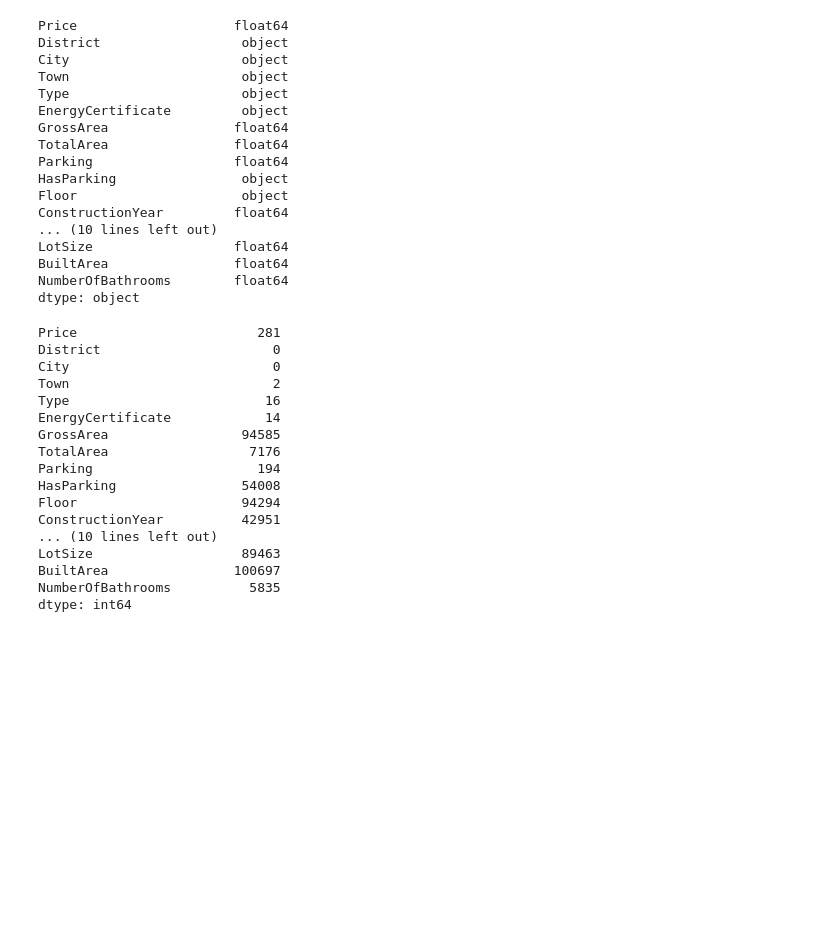
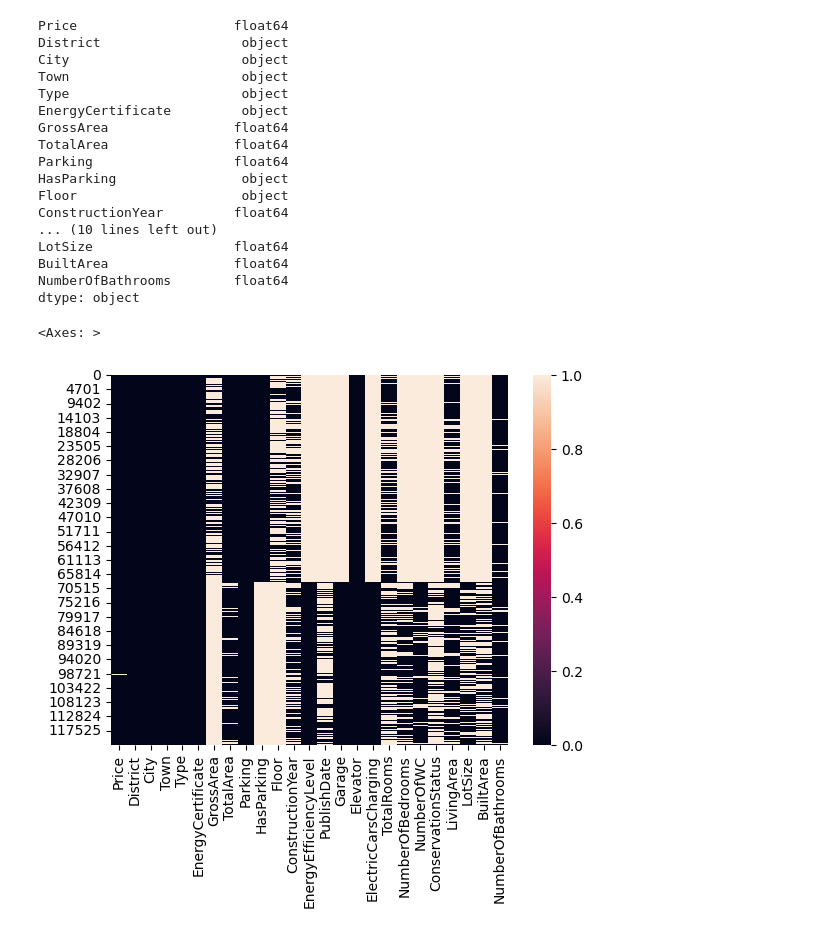
Before and after one commit to wesdpre/TAACProject2, a Jupyter notebook: pre-modelling.ipynb, the cells around one changed output. Saved outputs shown, nothing was run; the diff lists cells and outputs as text; code cells hidden in the pictures; blank space fills up the shorter version.

```diff
--- a/pre-modelling.ipynb
+++ b/pre-modelling.ipynb
@@ -63,24 +62,9 @@ LotSize                  float64
 BuiltArea                float64
 NumberOfBathrooms        float64
 dtype: object
-# %%
-# missing values per feature
-df.isna().sum()
-# %% [output]
-Price                       281
-District                      0
-City                          0
-Town                          2
-Type                         16
-EnergyCertificate            14
-GrossArea                 94585
-TotalArea                  7176
-Parking                     194
-HasParking                54008
-Floor                     94294
-ConstructionYear          42951
-... (10 lines left out)
-LotSize                   89463
-BuiltArea                100697
-NumberOfBathrooms          5835
-dtype: int64
+# %%
+import seaborn as sns
+sns.heatmap(df.isna())
+# %% [output]
+<Axes: >
+[figure, added]
```
Also changed, not shown: parts of 26 cells of this notebook.
